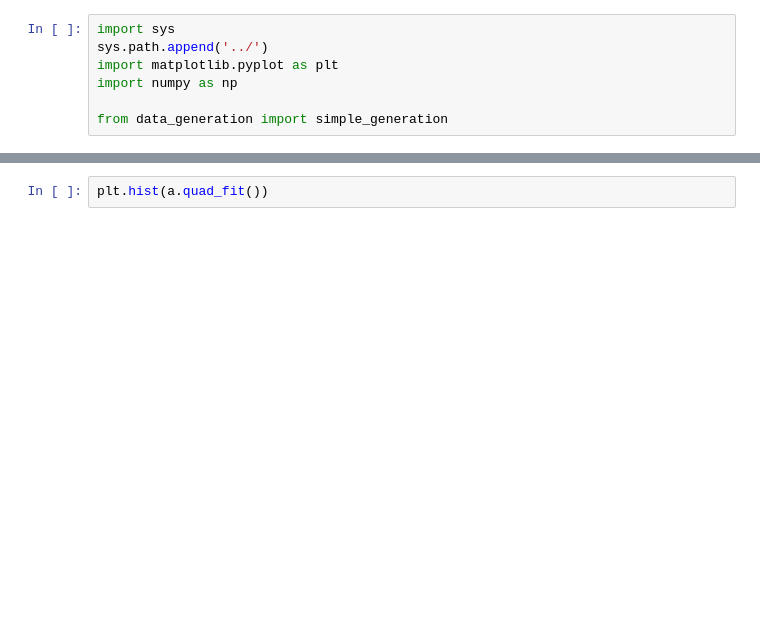
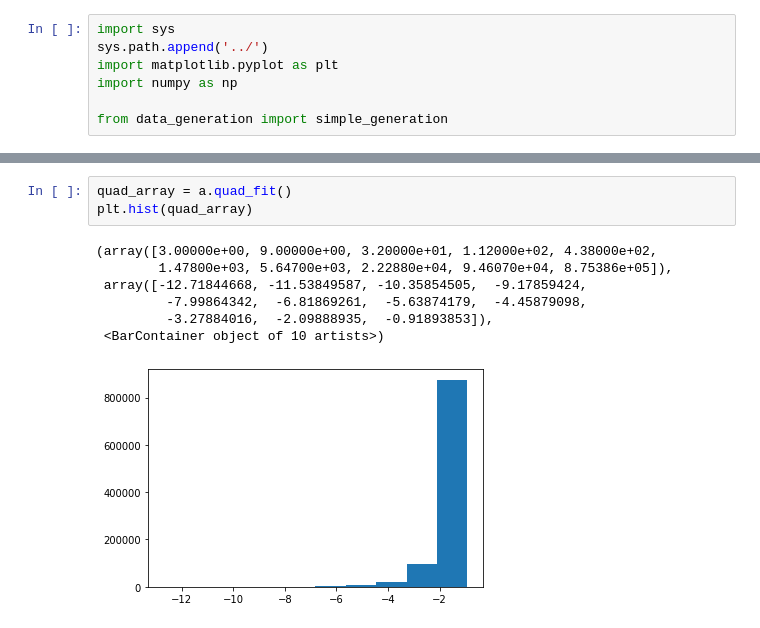
Before and after one commit to Sergio20f/generative_ml_for_particle_physics, a Jupyter notebook: data_notebooks/dist_visualisations.ipynb, the cells around one changed output, grey strips where cells are left out. Cells and saved outputs as stored; diff of their text form; blank space fills up the shorter version.

```diff
--- a/data_notebooks/dist_visualisations.ipynb
+++ b/data_notebooks/dist_visualisations.ipynb
@@ -11,4 +19,13 @@ plt.hist(a.init_dist)
 # %%
-plt.hist(a.quad_fit())
+quad_array = a.quad_fit()
+plt.hist(quad_array)
+# %% [output]
+(array([3.00000e+00, 9.00000e+00, 3.20000e+01, 1.12000e+02, 4.38000e+02,
+        1.47800e+03, 5.64700e+03, 2.22880e+04, 9.46070e+04, 8.75386e+05]),
+ array([-12.71844668, -11.53849587, -10.35854505,  -9.17859424,
+         -7.99864342,  -6.81869261,  -5.63874179,  -4.45879098,
+         -3.27884016,  -2.09888935,  -0.91893853]),
+ <BarContainer object of 10 artists>)
+[figure, added]
 # %%
 lin = a.linear_fit()
```
Also changed, not shown: parts of 6 cells of this notebook.
